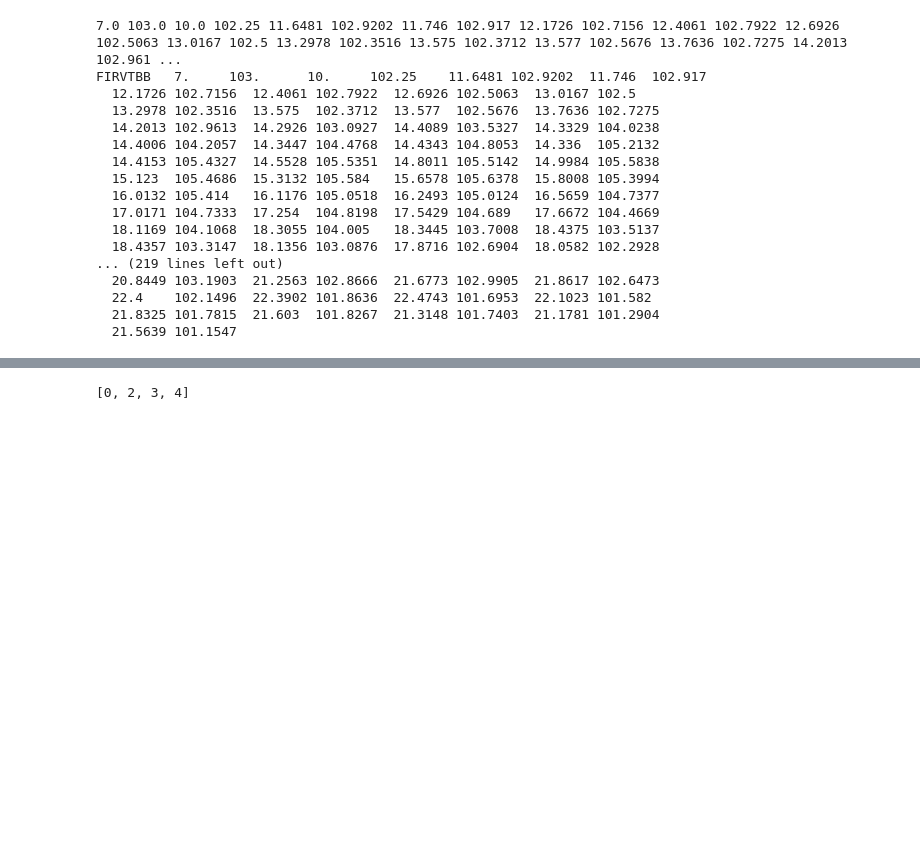
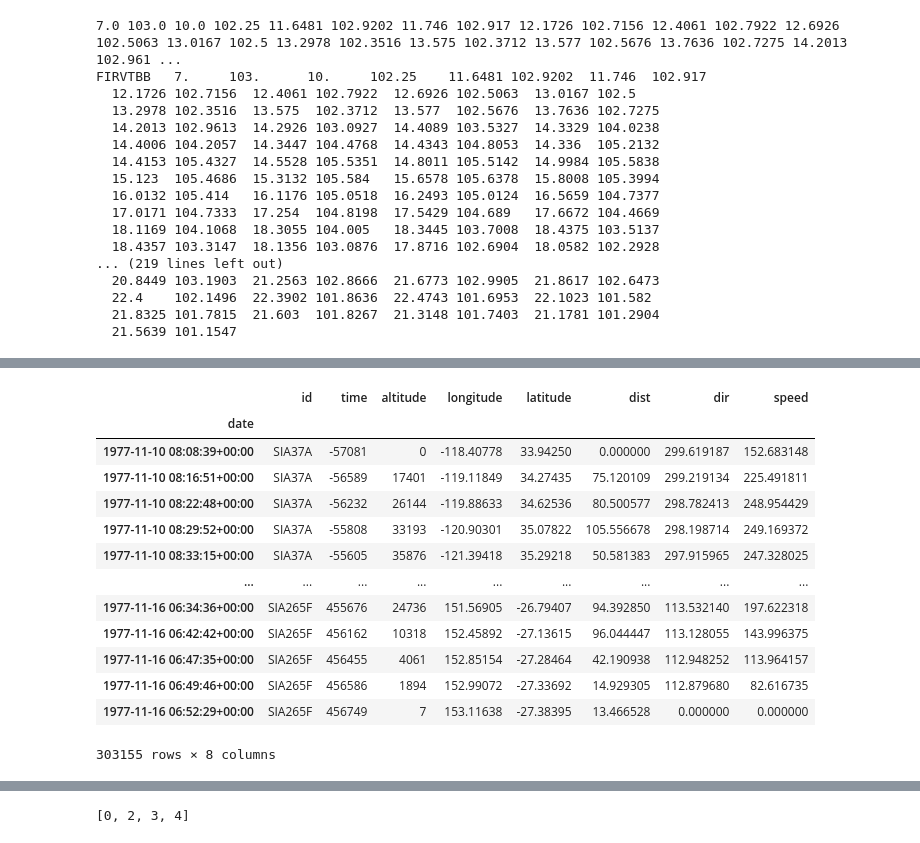
Before and after one commit to michaschultz/mobileSector, a Jupyter notebook: msdata/prepareFIR.ipynb, the cells around one changed output, grey strips where cells are left out. Saved outputs shown, nothing was run; the diff lists cells and outputs as text; code cells hidden in the pictures; blank space fills up the shorter version.

```diff
--- a/msdata/prepareFIR.ipynb
+++ b/msdata/prepareFIR.ipynb
@@ -55,3 +74,22 @@ NameError: name 'rf' is not defined
+# %%
+df = rf.df
+
+df
+# %% [output]
+|  | id | time | altitude | longitude | latitude | dist | dir | speed |
+| date |  |  |  |  |  |  |  |  |
+| 1977-11-10 08:08:39+00:00 | SIA37A | -57081 | 0 | -118.40778 | 33.94250 | 0.000000 | 299.619187 | 152.683148 |
+| 1977-11-10 08:16:51+00:00 | SIA37A | -56589 | 17401 | -119.11849 | 34.27435 | 75.120109 | 299.219134 | 225.491811 |
+| 1977-11-10 08:22:48+00:00 | SIA37A | -56232 | 26144 | -119.88633 | 34.62536 | 80.500577 | 298.782413 | 248.954429 |
+| 1977-11-10 08:29:52+00:00 | SIA37A | -55808 | 33193 | -120.90301 | 35.07822 | 105.556678 | 298.198714 | 249.169372 |
+| 1977-11-10 08:33:15+00:00 | SIA37A | -55605 | 35876 | -121.39418 | 35.29218 | 50.581383 | 297.915965 | 247.328025 |
+| ... | ... | ... | ... | ... | ... | ... | ... | ... |
+| 1977-11-16 06:34:36+00:00 | SIA265F | 455676 | 24736 | 151.56905 | -26.79407 | 94.392850 | 113.532140 | 197.622318 |
+| 1977-11-16 06:42:42+00:00 | SIA265F | 456162 | 10318 | 152.45892 | -27.13615 | 96.044447 | 113.128055 | 143.996375 |
+| 1977-11-16 06:47:35+00:00 | SIA265F | 456455 | 4061 | 152.85154 | -27.28464 | 42.190938 | 112.948252 | 113.964157 |
+| 1977-11-16 06:49:46+00:00 | SIA265F | 456586 | 1894 | 152.99072 | -27.33692 | 14.929305 | 112.879680 | 82.616735 |
+| 1977-11-16 06:52:29+00:00 | SIA265F | 456749 | 7 | 153.11638 | -27.38395 | 13.466528 | 0.000000 | 0.000000 |
+303155 rows × 8 columns
 # %%
 from readflights import ReadFlights
 import sys
```
Also changed, not shown: parts of 5 cells of this notebook, 1 other file.
